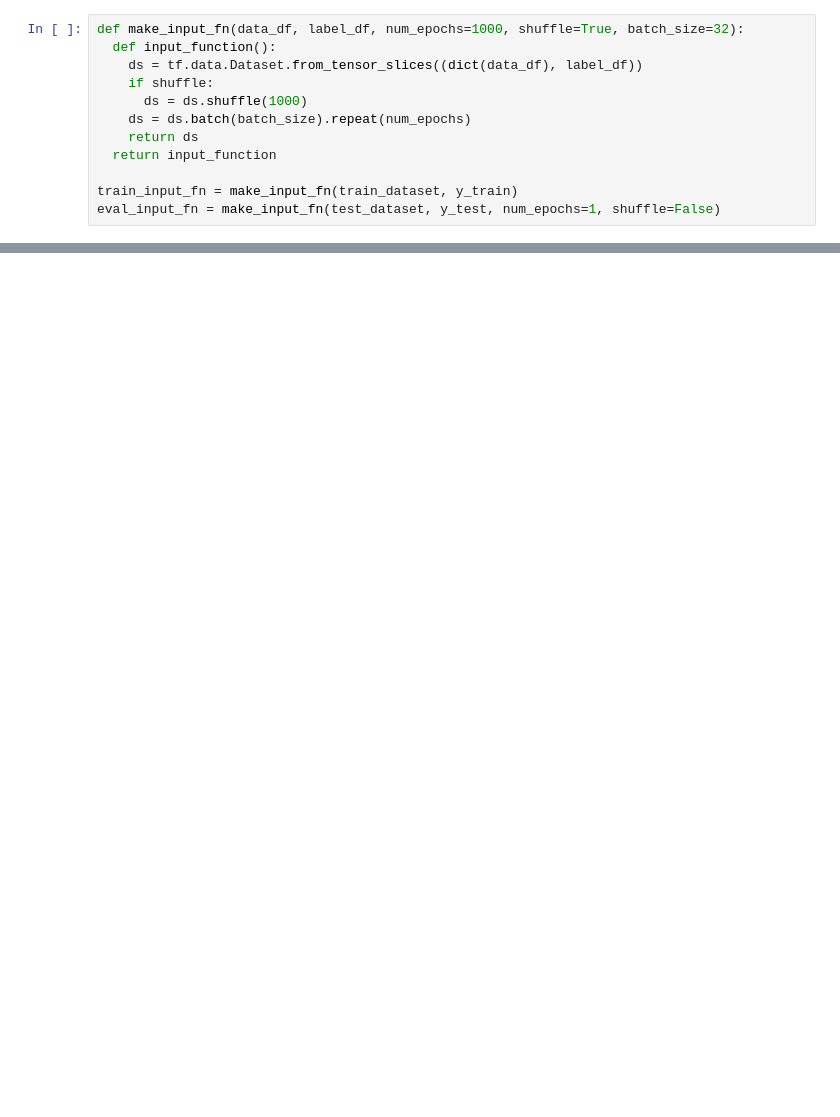
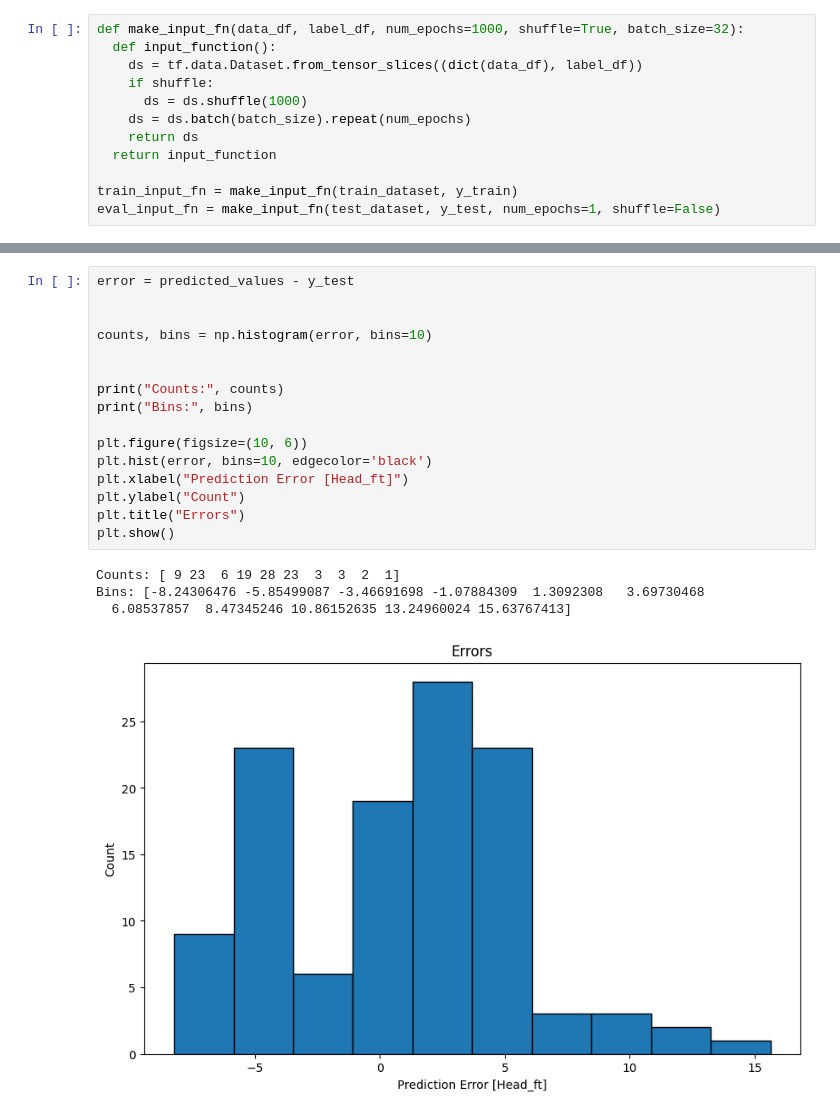
Before and after one commit to jeremysong45/Pump-Performance-Models, a Jupyter notebook: Linear_Regression_model_for_pump_performance.ipynb, the cells around one changed output, grey strips where cells are left out. Drawn from its saved outputs; the diff is of its cells as text; blank space fills up the shorter version.

```diff
--- a/Linear_Regression_model_for_pump_performance.ipynb
+++ b/Linear_Regression_model_for_pump_performance.ipynb
@@ -165,0 +120,21 @@ Use tf.keras instead.
+# %%
+error = predicted_values - y_test
+
+
+counts, bins = np.histogram(error, bins=10)
+
+
+print("Counts:", counts)
+print("Bins:", bins)
+
+plt.figure(figsize=(10, 6))
+plt.hist(error, bins=10, edgecolor='black')
+plt.xlabel("Prediction Error [Head_ft]")
+plt.ylabel("Count")
+plt.title("Errors")
+plt.show()
+# %% [output]
+Counts: [ 9 23  6 19 28 23  3  3  2  1]
+Bins: [-8.24306476 -5.85499087 -3.46691698 -1.07884309  1.3092308   3.69730468
+  6.08537857  8.47345246 10.86152635 13.24960024 15.63767413]
+[figure, added]
```
Also changed, not shown: parts of 9 cells of this notebook.
